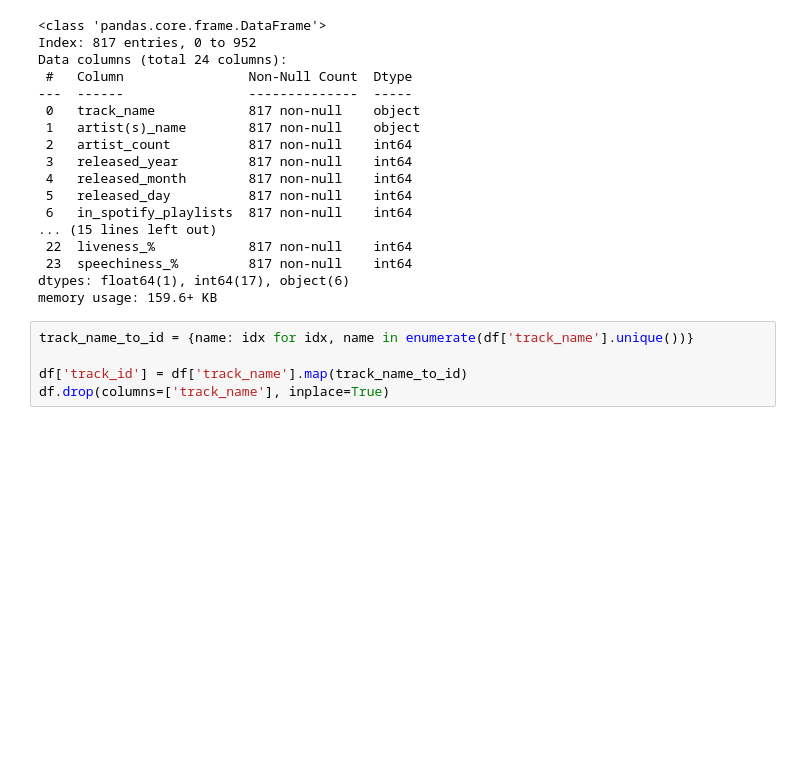
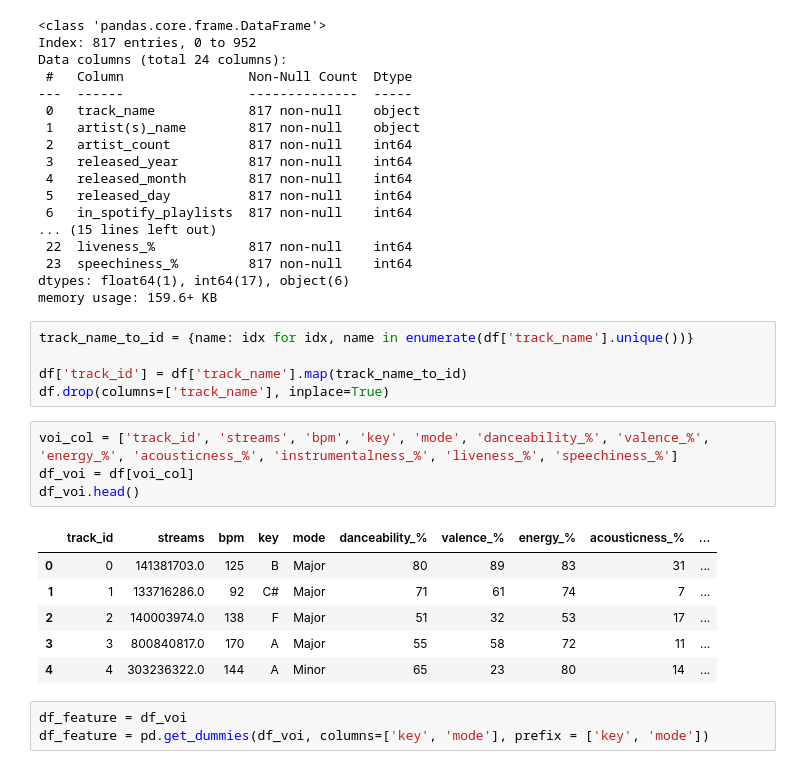
Before and after one commit to se4thvin/Python-Data-Visualizer, a Jupyter notebook: spotify_most_listened_reason.ipynb, the cells around one changed output. Drawn from its saved outputs; the diff is of its cells as text; blank space fills up the shorter version.

```diff
--- a/spotify_most_listened_reason.ipynb
+++ b/spotify_most_listened_reason.ipynb
@@ -102,3 +102,17 @@ track_name_to_id = {name: idx for idx, name in enumerate(df['track_name'].unique
 
 df['track_id'] = df['track_name'].map(track_name_to_id)
 df.drop(columns=['track_name'], inplace=True)
+# %%
+voi_col = ['track_id', 'streams', 'bpm', 'key', 'mode', 'danceability_%', 'valence_%', 'energy_%', 'acousticness_%', 'instrumentalness_%', 'liveness_%', 'speechiness_%']
+df_voi = df[voi_col]
+df_voi.head()
+# %% [output]
+|  | track_id | streams | bpm | key | mode | danceability_% | valence_% | energy_% | acousticness_% | ... |
+| 0 | 0 | 141381703.0 | 125 | B | Major | 80 | 89 | 83 | 31 | ... |
+| 1 | 1 | 133716286.0 | 92 | C# | Major | 71 | 61 | 74 | 7 | ... |
+| 2 | 2 | 140003974.0 | 138 | F | Major | 51 | 32 | 53 | 17 | ... |
+| 3 | 3 | 800840817.0 | 170 | A | Major | 55 | 58 | 72 | 11 | ... |
+| 4 | 4 | 303236322.0 | 144 | A | Minor | 65 | 23 | 80 | 14 | ... |
+# %%
+df_feature = df_voi
+df_feature = pd.get_dummies(df_voi, columns=['key', 'mode'], prefix = ['key', 'mode'])
```
Also changed, not shown: parts of 4 cells of this notebook, 1 other file.
